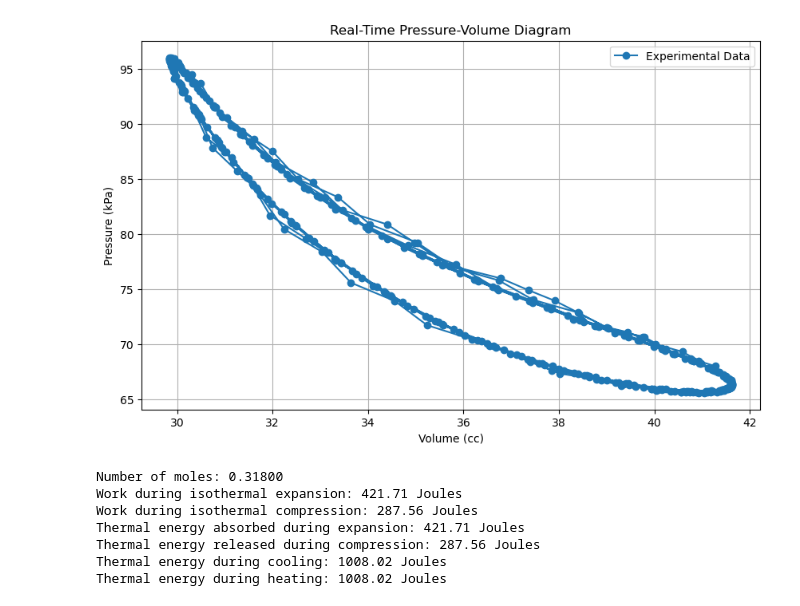
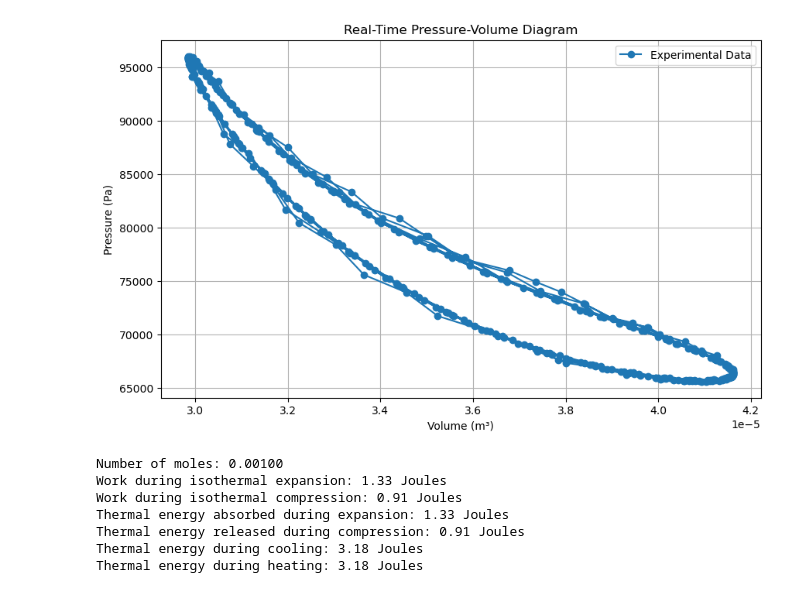
Before and after one commit to MazinDan/Stirling_Engine_Lab, a Jupyter notebook: Stirling_Engine.ipynb, the cells around one changed output. Cells and saved outputs as stored; diff of their text form; code cells hidden in the pictures.

```diff
--- a/Stirling_Engine.ipynb
+++ b/Stirling_Engine.ipynb
@@ -11,72 +11,74 @@ data = pd.read_csv(data_path)
 
 # Constants
 R = 8.3144598  # molar gas constant in joules / (mole kelvin)
-p3 = data['Pressure'].min()  # kilopascals - pressure when cold, fully expanded
 etareg = 0.318  # regenerator efficiency as a fraction
 cv = 5 * R / 2  # molar heat capacity at constant volume
 
-# Calculate Vmincc and Vmaxcc from the volume data (- Driven includes data taken from engine running under CV motor)
+# Convert volume from cc to m³ (1 cc = 1e-6 m³)
+data['Volume'] = data['Volume'] * 1e-6
+
+# Convert pressure from kPa to Pa (1 kPa = 1e3 Pa)
+data['Pressure'] = data['Pressure'] * 1e3
+
+# Calculate Vmincc and Vmaxcc from the volume data
 Vmincc = data['Volume'].min()
-#Vmincc = data['Volume - Driven'].min()
 Vmaxcc = data['Volume'].max()
-#Vmaxcc = data['Volume - Driven'].max()
 
 # Calculate Tcold and Thot from temperature data
 Thot = data['Temperature 1'].max() + 273.15   # converting to Kelvin
-#Thot = data['Temperature 1 - Driven'].max() + 273.15
 Tcold = data['Temperature 2'].min() + 273.15  # converting to Kelvin
-#Tcold = data['Temperature 2 - Driven'].min() + 273.15
 
-# Calculate number of moles at the cold point
-nmoles = 0.318
+# Calculate the number of moles at the cold point
+nmoles = (p3 * Vmaxcc) / (R * Tcold)
 
 # Plot real-time Pressure-Volume (PV) diagram from experimental data
 plt.figure(figsize=(10, 6))
 plt.plot(data['Volume'], data['Pressure'], marker='o', label='Experimental Data')
 plt.title('Real-Time Pressure-Volume Diagram')
-plt.xlabel('Volume (cc)')
-plt.ylabel('Pressure (kPa)')
+plt.xlabel('Volume (m³)')
+plt.ylabel('Pressure (Pa)')
 plt.grid(True)
 plt.legend()
 plt.show()
 
 # Assuming these points exist and are accurate
+p3 = data['Pressure'].min()
 p4 = p3 * Vmaxcc / Vmincc
 p1 = p4 * Thot / Tcold
 
 # Create arrays for PV diagram
 v41 = np.full(100, Vmincc)
 p41 = np.linspace(p4, p1, 100)
 v12 = np.linspace(Vmincc, Vmaxcc, 100)
 p12 = p1 * Vmincc / v12
 p2 = p3 * Thot / Tcold
 p23 = np.linspace(p2, p3, 100)
 v23 = np.full(100, Vmaxcc)
 v34 = v12
 p34 = p4 * Vmincc / v34
 
 # Calculate work and thermal energies
 W12 = nmoles * R * Thot * np.log(Vmaxcc / Vmincc)
 Q12 = W12  # thermal energy absorbed by gas in isothermal expansion
 Q23 = cv * nmoles * (Thot - Tcold)
 W34 = nmoles * R * Tcold * np.log(Vmaxcc / Vmincc)
 Q34 = W34  # thermal energy released by gas in isothermal compression
 Q41 = cv * nmoles * (Thot - Tcold)
 
 # Output results
 print('Number of moles: {:.5f}'.format(nmoles))
 print('Work during isothermal expansion: {:.2f} Joules'.format(W12))
 print('Work during isothermal compression: {:.2f} Joules'.format(W34))
 print('Thermal energy absorbed during expansion: {:.2f} Joules'.format(Q12))
 print('Thermal energy released during compression: {:.2f} Joules'.format(Q34))
 print('Thermal energy during cooling: {:.2f} Joules'.format(Q23))
 print('Thermal energy during heating: {:.2f} Joules'.format(Q41))
 # %% [output]
-[figure, old version]
+[figure, new version]
-Number of moles: 0.31800
-Work during isothermal expansion: 421.71 Joules
-Work during isothermal compression: 287.56 Joules
-Thermal energy absorbed during expansion: 421.71 Joules
-Thermal energy released during compression: 287.56 Joules
-Thermal energy during cooling: 1008.02 Joules
-Thermal energy during heating: 1008.02 Joules
+Number of moles: 0.00100
+Work during isothermal expansion: 1.33 Joules
+Work during isothermal compression: 0.91 Joules
+Thermal energy absorbed during expansion: 1.33 Joules
+Thermal energy released during compression: 0.91 Joules
+Thermal energy during cooling: 3.18 Joules
+Thermal energy during heating: 3.18 Joules
```
Also changed, not shown: 1 other file.
